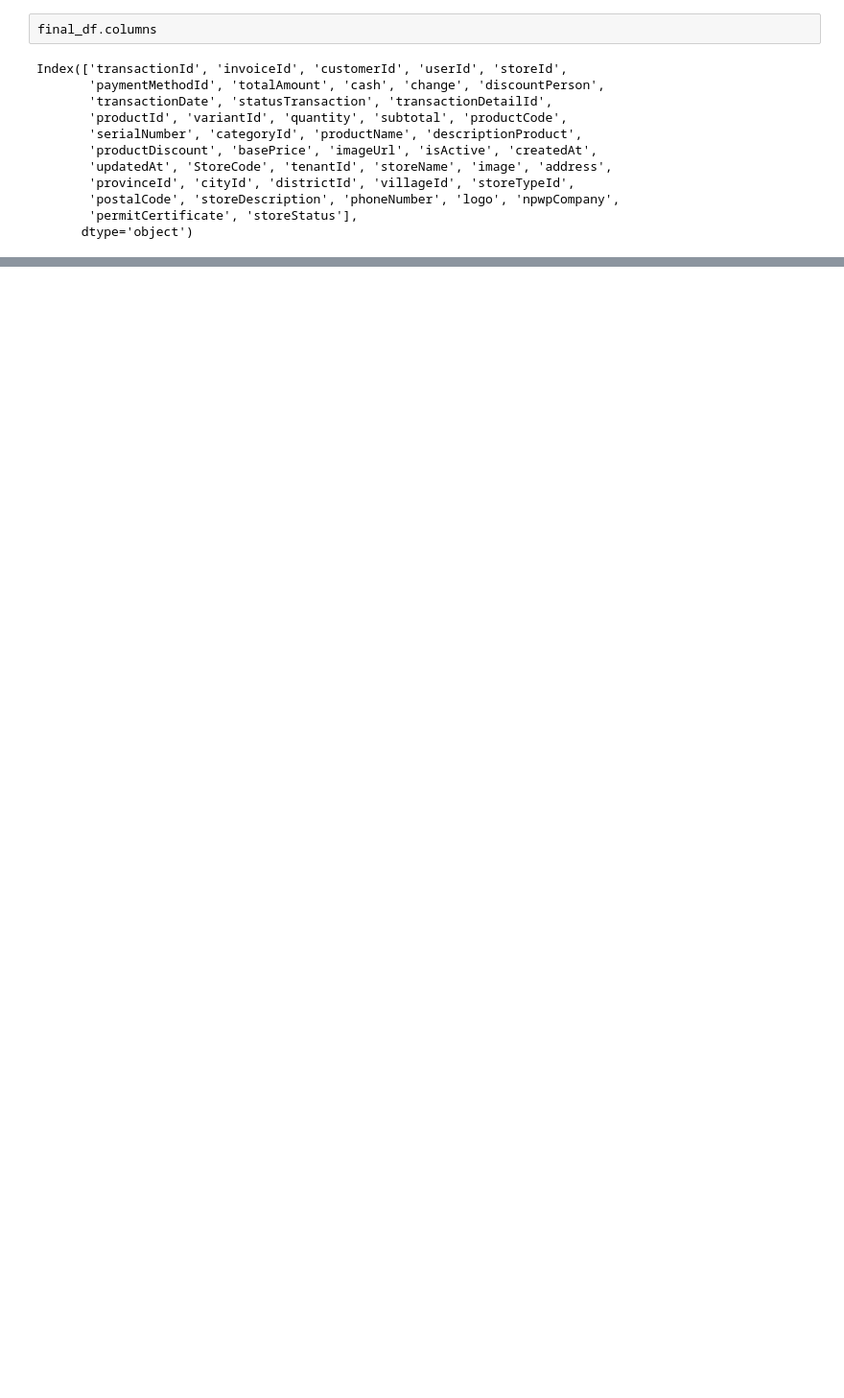
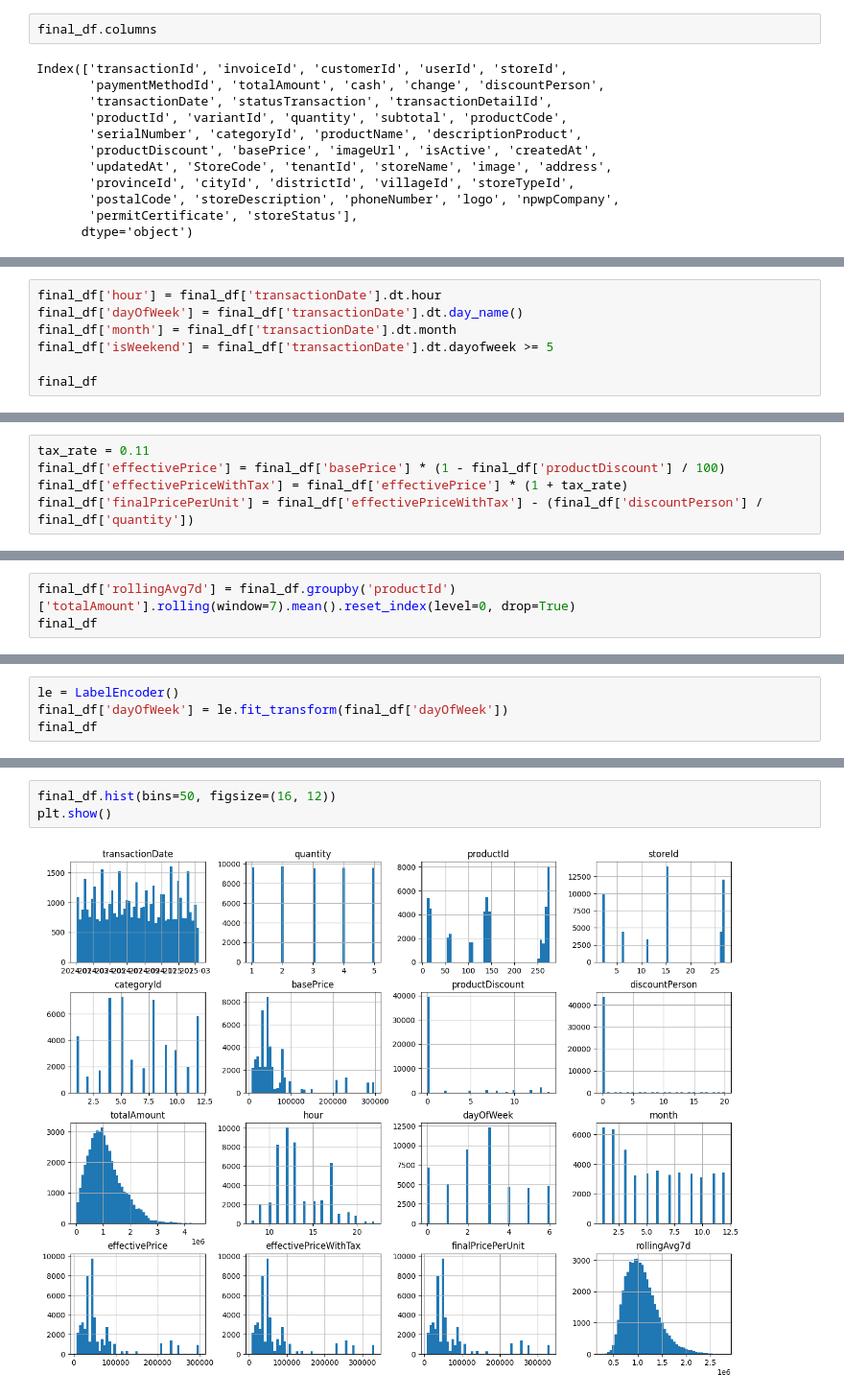
Before and after one commit to zhulkhoirrifat/nuka-pos, a Jupyter notebook: forecasting_fnb.ipynb, the cells around one changed output, grey strips where cells are left out. Shown at 96% size. Drawn from its saved outputs; the diff is of its cells as text; blank space fills up the shorter version.

```diff
--- a/forecasting_fnb.ipynb
+++ b/forecasting_fnb.ipynb
@@ -232,0 +319,7 @@ fnb_df
+# %%
+final_df['hour'] = final_df['transactionDate'].dt.hour
+final_df['dayOfWeek'] = final_df['transactionDate'].dt.day_name()
+final_df['month'] = final_df['transactionDate'].dt.month
+final_df['isWeekend'] = final_df['transactionDate'].dt.dayofweek >= 5
+
+final_df
@@ -232,0 +373,5 @@ fnb_df
+# %%
+tax_rate = 0.11
+final_df['effectivePrice'] = final_df['basePrice'] * (1 - final_df['productDiscount'] / 100)
+final_df['effectivePriceWithTax'] = final_df['effectivePrice'] * (1 + tax_rate)
+final_df['finalPricePerUnit'] = final_df['effectivePriceWithTax'] - (final_df['discountPerson'] / final_df['quantity'])
@@ -232,0 +399,3 @@ fnb_df
+# %%
+final_df['rollingAvg7d'] = final_df.groupby('productId')['totalAmount'].rolling(window=7).mean().reset_index(level=0, drop=True)
+final_df
@@ -232,0 +421,4 @@ fnb_df
+# %%
+le = LabelEncoder()
+final_df['dayOfWeek'] = le.fit_transform(final_df['dayOfWeek'])
+final_df
@@ -232,0 +461,5 @@ fnb_df
+# %%
+final_df.hist(bins=50, figsize=(16, 12))
+plt.show()
+# %% [output]
+[figure, added]
```
Also changed, not shown: parts of 40 cells of this notebook.
